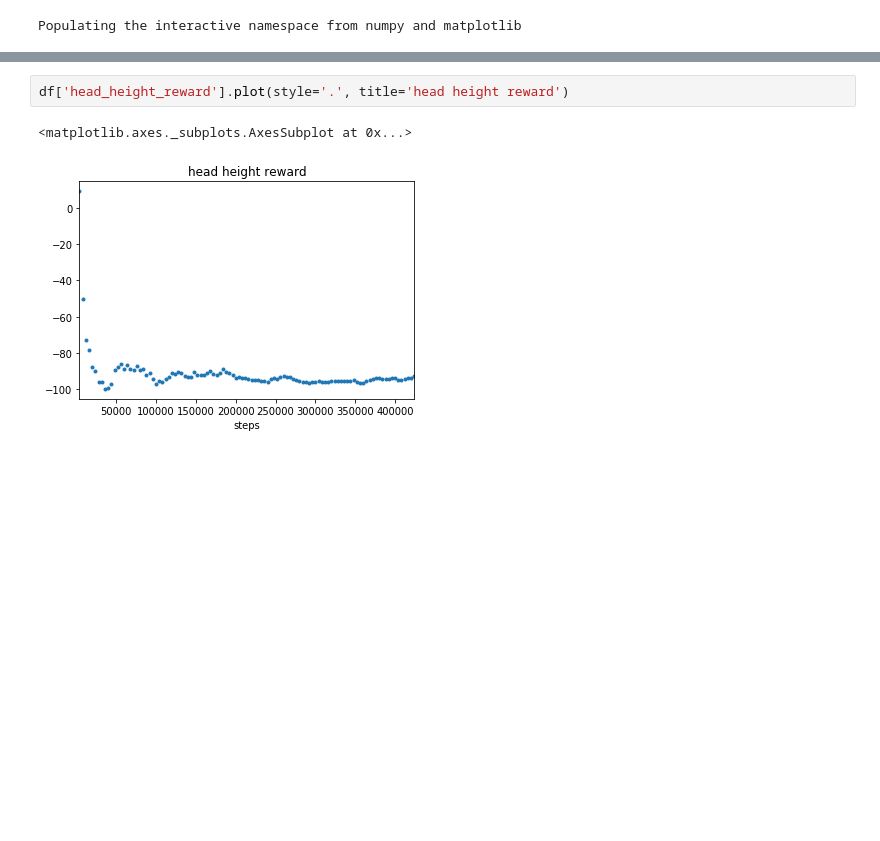
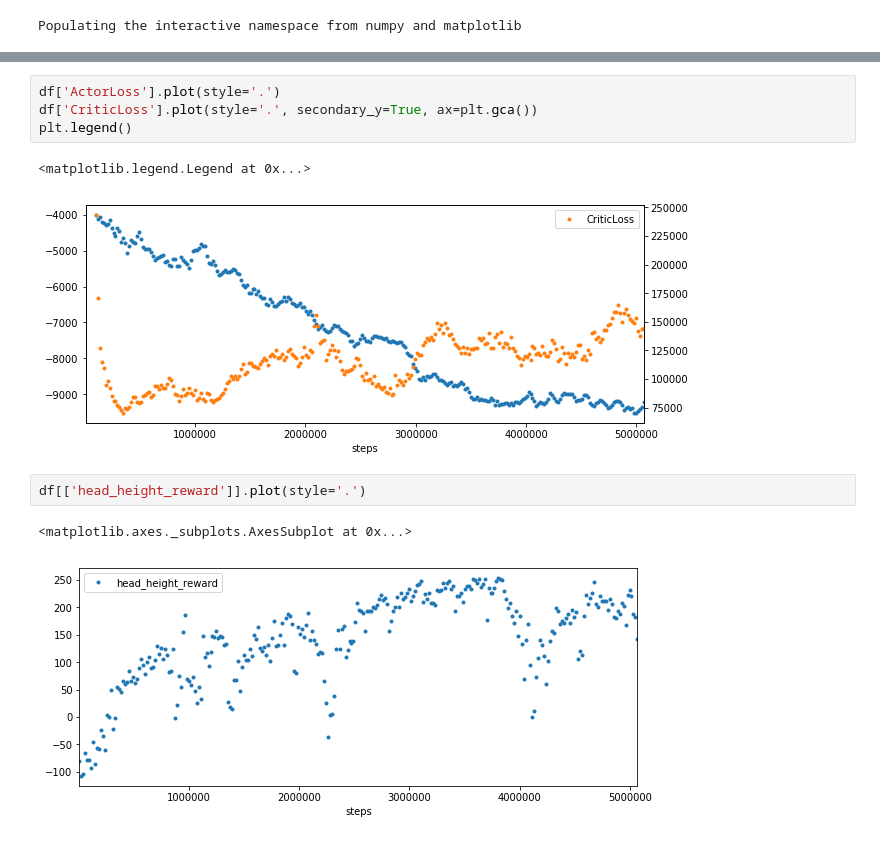
Before and after one commit to wassname/rl_2d_walker.js, a Jupyter notebook: scripts/view_log.ipynb, the cells around one changed output, grey strips where cells are left out. Drawn from its saved outputs; the diff is of its cells as text; blank space fills up the shorter version.

```diff
--- a/scripts/view_log.ipynb
+++ b/scripts/view_log.ipynb
@@ -57,8 +50,15 @@ df['Reward'].plot(style='.', title='Reward')
+# %%
+df['ActorLoss'].plot(style='.')
+df['CriticLoss'].plot(style='.', secondary_y=True, ax=plt.gca())
+plt.legend()
+# %% [output]
+<matplotlib.legend.Legend at 0x...>
+[figure, added]
 # %%
-df['head_height_reward'].plot(style='.', title='head height reward')
+df[['head_height_reward']].plot(style='.')
 # %% [output]
 <matplotlib.axes._subplots.AxesSubplot at 0x...>
-[figure, old version]
+[figure, new version]
 # %%
 for col in df.columns:
     df[col].plot(style='.', title=col)
```
Also changed, not shown: parts of 9 cells of this notebook, 33 other files.
